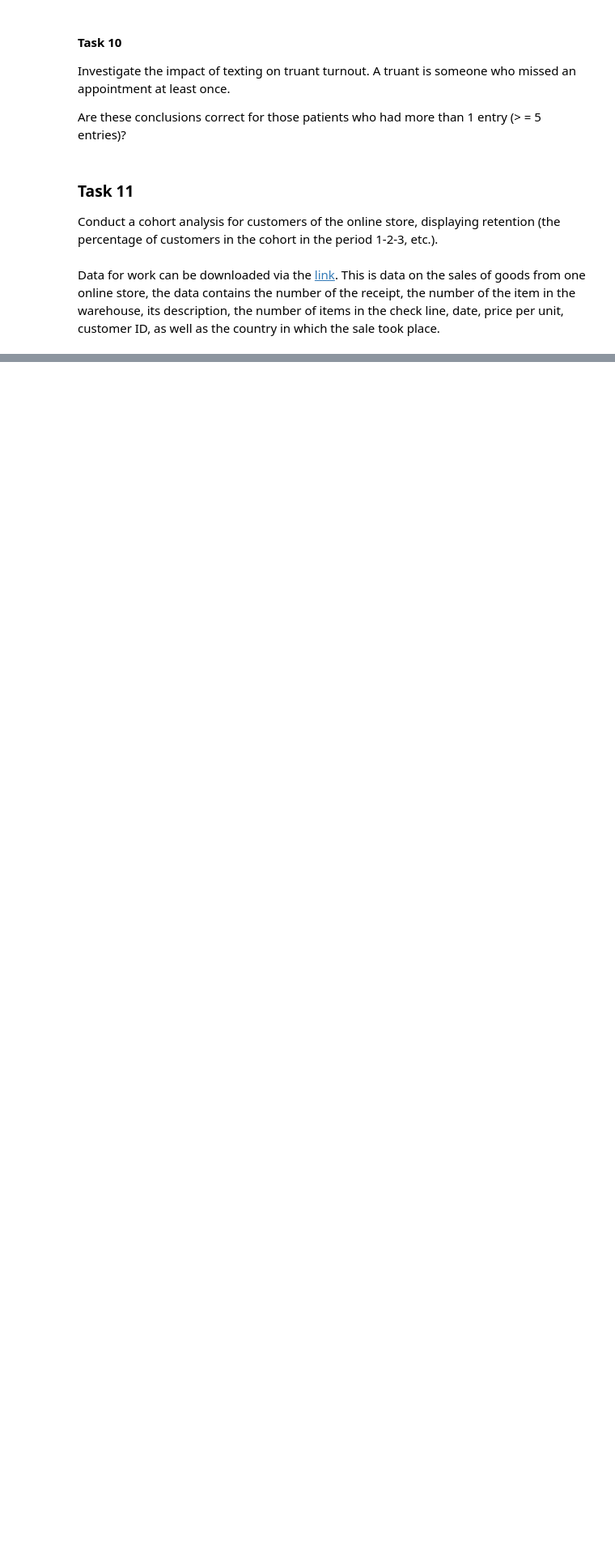
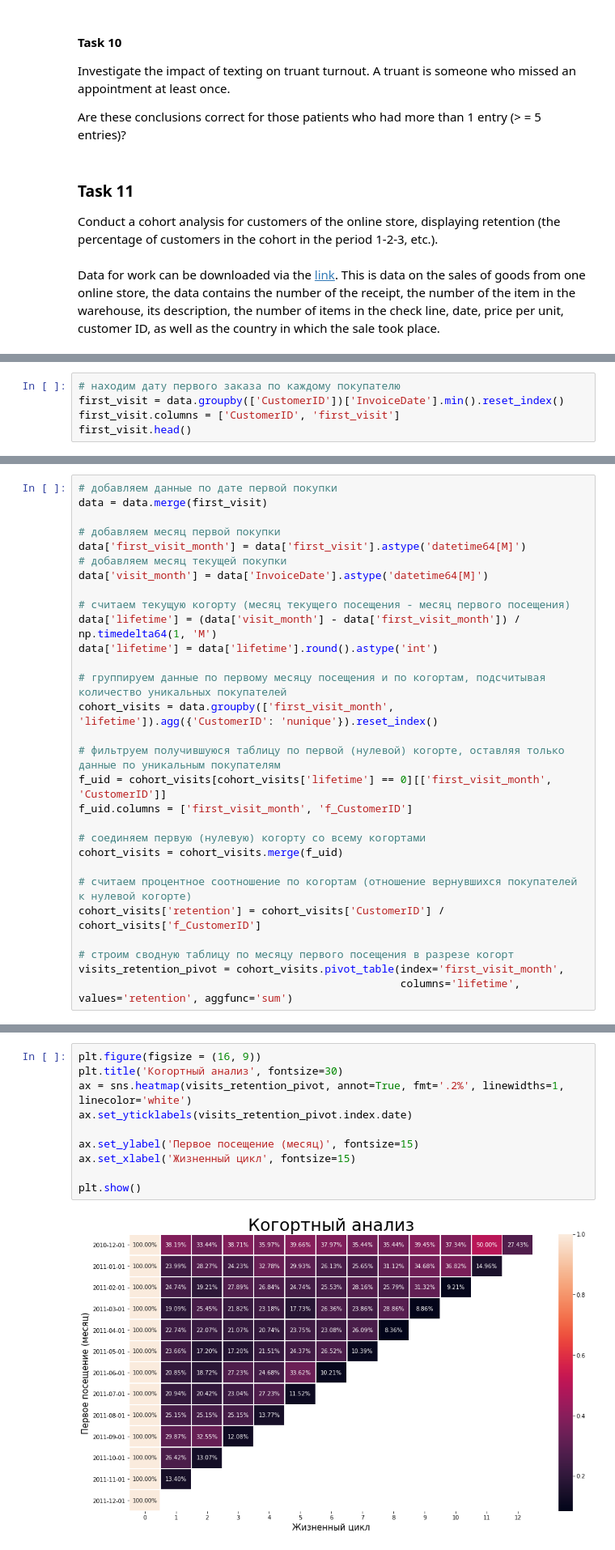
Before and after one commit to YAKOROLEVAZAMKA/emc, a Jupyter notebook: Pandas&Analytics.ipynb, the cells around one changed output, grey strips where cells are left out. Shown at 81% size. Cells and saved outputs as stored; diff of their text form; blank space fills up the shorter version.

Commit message:
cohorts

```diff
--- a/Pandas&Analytics.ipynb
+++ b/Pandas&Analytics.ipynb
@@ -70,0 +121,5 @@ data
+# %%
+# находим дату первого заказа по каждому покупателю
+first_visit = data.groupby(['CustomerID'])['InvoiceDate'].min().reset_index()
+first_visit.columns = ['CustomerID', 'first_visit']
+first_visit.head()
@@ -70,0 +133,29 @@ data
+# %%
+# добавляем данные по дате первой покупки
+data = data.merge(first_visit)
+
+# добавляем месяц первой покупки
+data['first_visit_month'] = data['first_visit'].astype('datetime64[M]')
+# добавляем месяц текущей покупки
+data['visit_month'] = data['InvoiceDate'].astype('datetime64[M]')
+
+# считаем текущую когорту (месяц текущего посещения - месяц первого посещения)
+data['lifetime'] = (data['visit_month'] - data['first_visit_month']) / np.timedelta64(1, 'M')
+data['lifetime'] = data['lifetime'].round().astype('int')
+
+# группируем данные по первому месяцу посещения и по когортам, подсчитывая количество уникальных покупателей
+cohort_visits = data.groupby(['first_visit_month', 'lifetime']).agg({'CustomerID': 'nunique'}).reset_index()
+
+# фильтруем получившуюся таблицу по первой (нулевой) когорте, оставляя только данные по уникальным покупателям
+f_uid = cohort_visits[cohort_visits['lifetime'] == 0][['first_visit_month', 'CustomerID']]
+f_uid.columns = ['first_visit_month', 'f_CustomerID']
+
+# соединяем первую (нулевую) когорту со всему когортами
+cohort_visits = cohort_visits.merge(f_uid)
+
+# считаем процентное соотношение по когортам (отношение вернувшихся покупателей к нулевой когорте)
+cohort_visits['retention'] = cohort_visits['CustomerID'] / cohort_visits['f_CustomerID']
+
+# строим сводную таблицу по месяцу первого посещения в разрезе когорт
+visits_retention_pivot = cohort_visits.pivot_table(index='first_visit_month',
+                                                   columns='lifetime', values='retention', aggfunc='sum')
@@ -70,0 +180,12 @@ data
+# %%
+plt.figure(figsize = (16, 9))
+plt.title('Когортный анализ', fontsize=30)
+ax = sns.heatmap(visits_retention_pivot, annot=True, fmt='.2%', linewidths=1, linecolor='white')
+ax.set_yticklabels(visits_retention_pivot.index.date)
+
+ax.set_ylabel('Первое посещение (месяц)', fontsize=15)
+ax.set_xlabel('Жизненный цикл', fontsize=15)
+
+plt.show()
+# %% [output]
+[figure, added]
```
Also changed, not shown: parts of 11 cells of this notebook.
